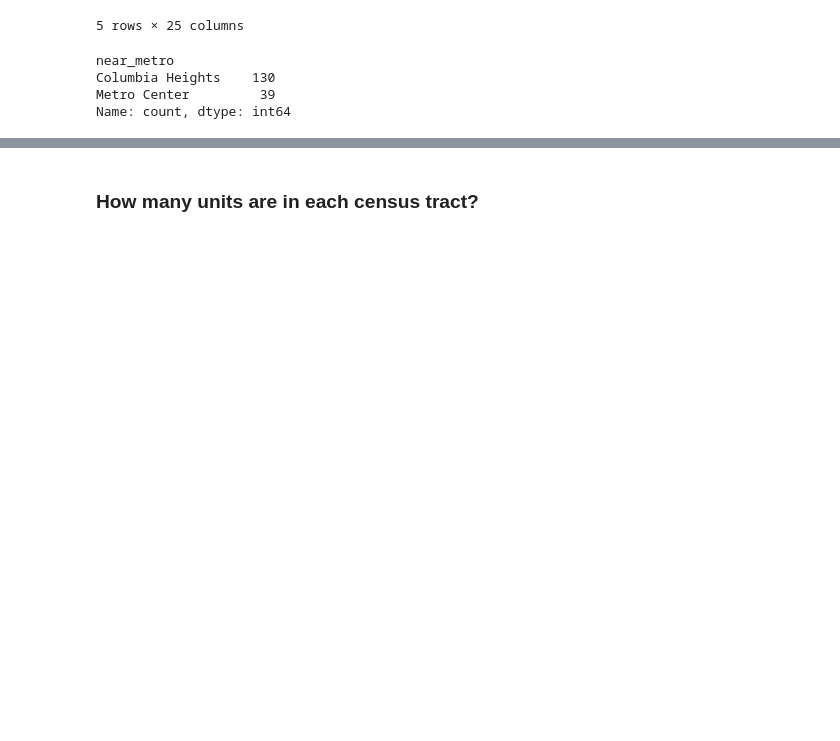
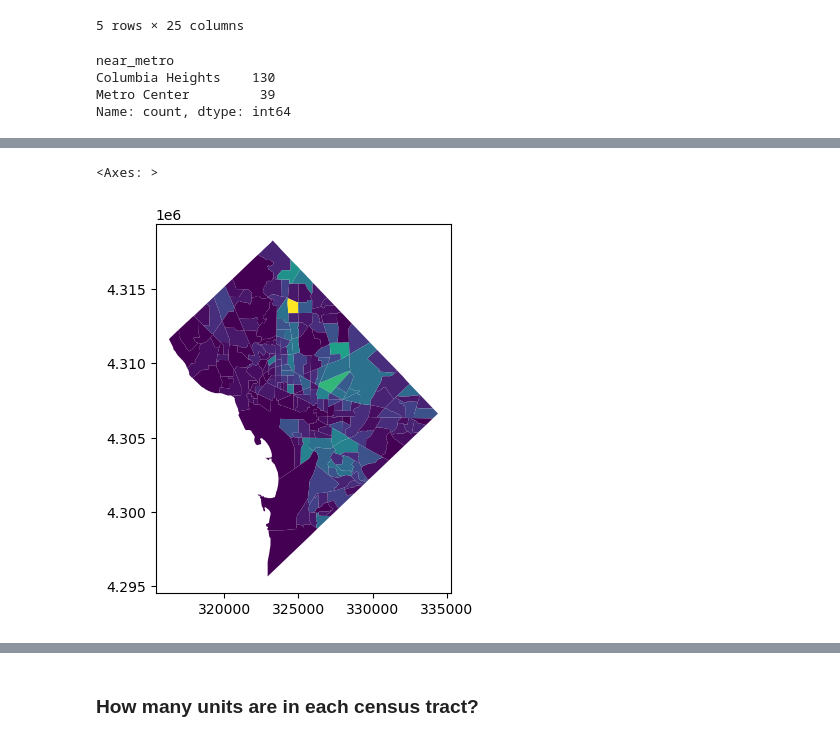
Before and after one commit to stg12793/ursp688y_sp2025, a Jupyter notebook: demos/demo07/demo07_prepped.ipynb, the cells around one changed output, grey strips where cells are left out. Cells and saved outputs as stored; diff of their text form; code cells hidden in the pictures; blank space fills up the shorter version.

```diff
--- a/demos/demo07/demo07_prepped.ipynb
+++ b/demos/demo07/demo07_prepped.ipynb
@@ -220,0 +234,3 @@ projects_near_metro.explore(column='near_metro', tiles='CartoDB positron')
+# %%
+# Spatially join projects to tracts
+tracts_with_projects_gdf = gpd.sjoin(tracts_gdf, projects_gdf, how='left')
@@ -220,0 +247,5 @@ projects_near_metro.explore(column='near_metro', tiles='CartoDB positron')
+# %%
+# Count unique projects in each tract
+project_counts = tracts_with_projects_gdf.groupby('geoid').index_right.nunique()
+
+project_counts
@@ -220,0 +266,3 @@ projects_near_metro.explore(column='near_metro', tiles='CartoDB positron')
+# %%
+# Join counts onto tracts
+tracts_with_counts_gdf = tracts_gdf.merge(project_counts, left_on='geoid', right_index=True)
@@ -220,0 +278,9 @@ projects_near_metro.explore(column='near_metro', tiles='CartoDB positron')
+# %%
+# Cleanup columns
+columns = {
+    'geoid':'geoid',
+    'B01003001':'population',
+    'index_right':'projects',
+    'geometry':'geometry'
+}
+tracts_with_counts_gdf = tracts_with_counts_gdf[columns.keys()].rename(columns=columns)
@@ -220,0 +296,5 @@ projects_near_metro.explore(column='near_metro', tiles='CartoDB positron')
+# %%
+tracts_with_counts_gdf.plot(column='projects')
+# %% [output]
+<Axes: >
+[figure, added]
```
Also changed, not shown: parts of 12 cells of this notebook, 1 other file.
